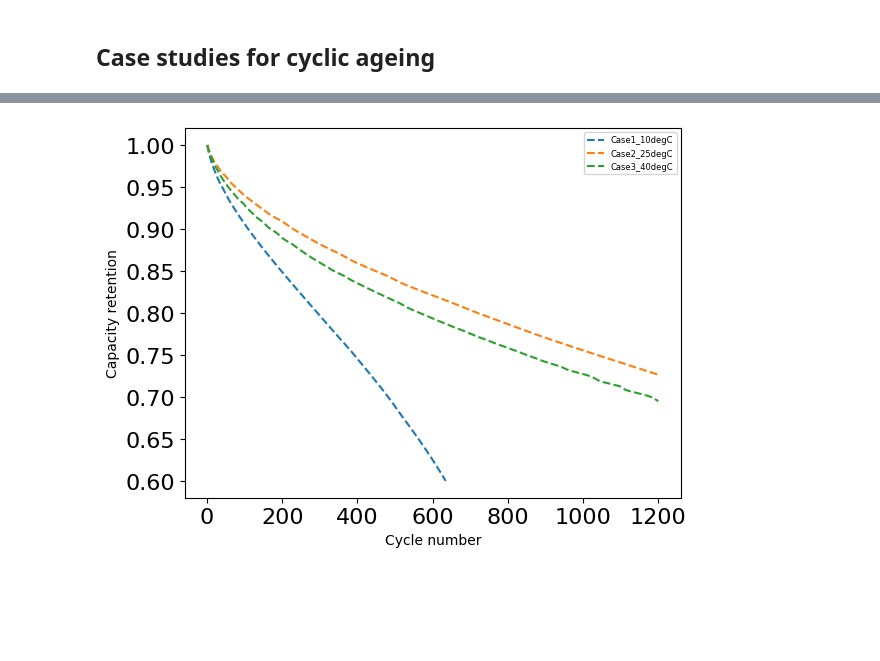
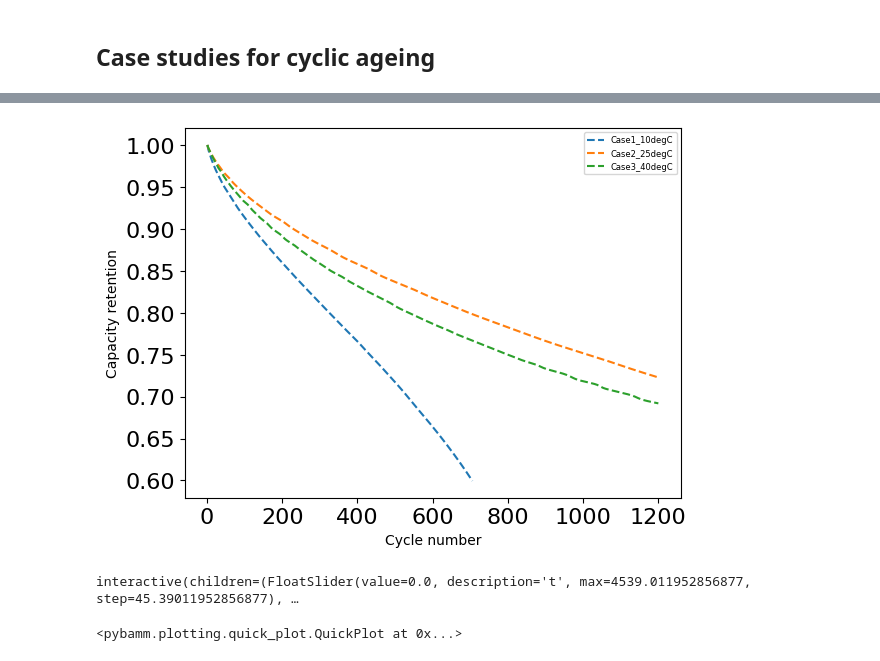
Before and after one commit to ganmadche/PyBaMMlocal, a Jupyter notebook: wip/rev1_paperKneedfn2026_cyclewithRpT_htc100_dataComp.ipynb, the cells around one changed output, grey strips where cells are left out. Drawn from its saved outputs; the diff is of its cells as text; code cells hidden in the pictures; blank space fills up the shorter version.

Commit message:
files with latest param partialPlating

```diff
--- a/wip/rev1_paperKneedfn2026_cyclewithRpT_htc100_dataComp.ipynb
+++ b/wip/rev1_paperKneedfn2026_cyclewithRpT_htc100_dataComp.ipynb
@@ -12,7 +12,7 @@ current_directory = os.getcwd()
 parameter_values = pybamm.ParameterValues("OKane2022")
 options = {"thermal": "lumped","lithium plating": "partially reversible","SEI":"ec reaction limited", "SEI film resistance":"average", "SEI porosity change": "true","loss of active material": "stress-driven","particle mechanics":"swelling only"} #"lithium plating": "irreversible",
 # %%
-model = pybamm.lithium_ion.SPM(options=options) #DFN or SPM
+model = pybamm.lithium_ion.SPMe(options=options) #DFN or SPM
 # %%
 # %load nialldata_tuneparameters_final.py
 #For tuning with base heat cooling for Niall data only
@@ -30,9 +30,9 @@ def ec_diffusivity(T_amb):
     return D_sj * arrhenius
 parameter_values.update({"EC diffusivity [m2.s-1]": ec_diffusivity})
 #sei parameters update
-parameter_values.update({"SEI kinetic rate constant [m.s-1]": 5*1e-12*0.002*0.5})
+parameter_values.update({"SEI kinetic rate constant [m.s-1]": 2*1e-12*0.002*0.5})
 parameter_values.update({"SEI growth activation energy [J.mol-1]": 42000.0,
-                         "SEI partial molar volume [m3.mol-1]": 9.585e-05*0.4,
+                         "SEI partial molar volume [m3.mol-1]": 9.585e-05*0.25,
                          "SEI resistivity [Ohm.m]": 200000.0
                          })
 # LAM parameters update
@@ -54,7 +54,7 @@ parameter_values.update({"Positive electrode LAM constant proportional term [s-1
 parameter_values.update({
                         "Lithium plating kinetic rate constant [m.s-1]": 300*5*1e-09*0.001,
                         "Lithium plating transfer coefficient": 0.65,
-                        "Dead lithium decay constant [s-1]": 7e-05,
+                        "Dead lithium decay constant [s-1]": 4e-05,
 
                         })
 # %% [markdown]
@@ -91,7 +91,7 @@ experimentNiall = pybamm.Experiment(
         (
             "Charge at 0.3C until 4.2 V",
             "Hold at 4.2 V until 50 mA",
-            "Rest for 4 hours (5 minute period)",
+            "Rest for 4 hours (10 minute period)",
         )
     ]+
     [
@@ -99,7 +99,7 @@ experimentNiall = pybamm.Experiment(
        (
             "Discharge at 1C until 2.5 V",
             "Charge at 0.3C until 4.2 V",
-            "Hold at 4.2 V until 50 mA",
+            "Hold at 4.2 V until 50 mA (10 minute period)",
         )
     ]
     * 1200
@@ -110,13 +110,13 @@ experimentNiall = pybamm.Experiment(
 ## Case studies for cyclic ageing
 # %%
 
-safe_solver = pybamm.IDAKLUSolver(options={"dt_max": 20}) #options={"dt_max": 10}) #mode="safe", ,  dt_max= dt_max options={"dt_max": 5}
+safe_solver = pybamm.IDAKLUSolver(options={"dt_max": 10}) #options={"dt_max": 10}) #mode="safe", ,  dt_max= dt_max options={"dt_max": 5}
 
 df_conditions = {}
 df_conditions = pd.DataFrame(df_conditions)
 
 
-for n in range(len(df)):
+for n in range(3): #len(df)
     tempC_case = df["Temperature"][n]
     simcase = df["Case"][n]
 
@@ -173 +173 @@ Took 50.505 s
-[figure, old version]
+[figure, new version]
@@ -173,0 +178,9 @@ Took 50.505 s
+# %%
+sim1.plot([
+    "Negative electrode porosity",
+    "Separator porosity",
+    "Positive electrode porosity",
+])
+# %% [output]
+interactive(children=(FloatSlider(value=0.0, description='t', max=4539.011952856877, step=45.39011952856877), …
+<pybamm.plotting.quick_plot.QuickPlot at 0x...>
```
Also changed, not shown: parts of 15 cells of this notebook, 1 other file.
